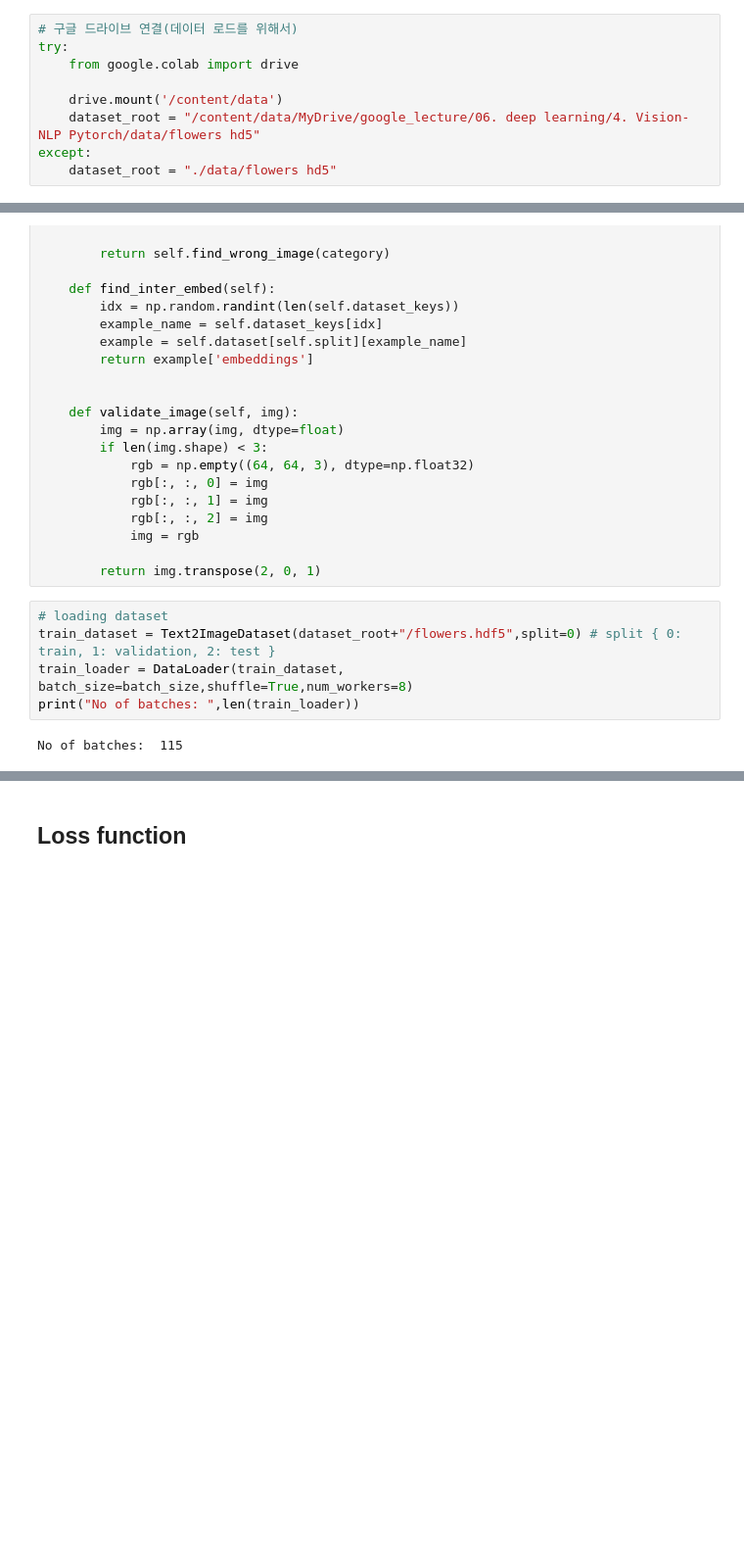
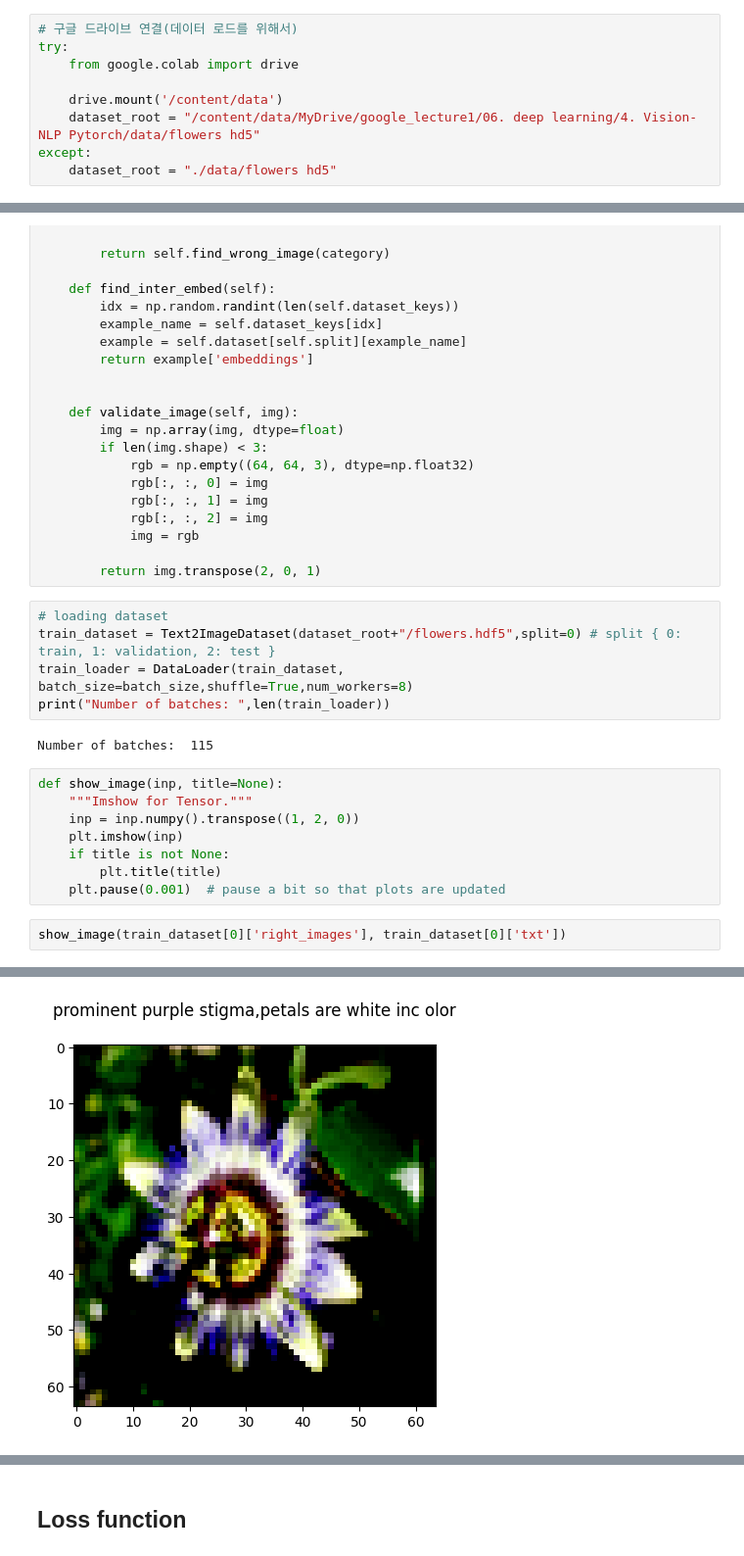
Before and after one commit to good593/course_ai, a Jupyter notebook: 2. Deep Learning/5. Vision-NLP Pytorch/3. Text2Image - Synthesis.ipynb, the cells around one changed output, grey strips where cells are left out. Shown at 98% size. Drawn from its saved outputs; the diff is of its cells as text; blank space fills up the shorter version.

```diff
--- a/2. Deep Learning/5. Vision-NLP Pytorch/3. Text2Image - Synthesis.ipynb
+++ b/2. Deep Learning/5. Vision-NLP Pytorch/3. Text2Image - Synthesis.ipynb
@@ -56,6 +56,6 @@ try:
     from google.colab import drive
 
     drive.mount('/content/data')
-    dataset_root = "/content/data/MyDrive/google_lecture/06. deep learning/4. Vision-NLP Pytorch/data/flowers hd5"
+    dataset_root = "/content/data/MyDrive/google_lecture1/06. deep learning/4. Vision-NLP Pytorch/data/flowers hd5"
 except:
     dataset_root = "./data/flowers hd5"
@@ -210,6 +212,17 @@ class Text2ImageDataset(Dataset):
 # loading dataset
 train_dataset = Text2ImageDataset(dataset_root+"/flowers.hdf5",split=0) # split { 0: train, 1: validation, 2: test }
 train_loader = DataLoader(train_dataset, batch_size=batch_size,shuffle=True,num_workers=8)
-print("No of batches: ",len(train_loader))
+print("Number of batches: ",len(train_loader))
 # %% [output]
-No of batches:  115
+Number of batches:  115
+# %%
+def show_image(inp, title=None):
+    """Imshow for Tensor."""
+    inp = inp.numpy().transpose((1, 2, 0))
+    plt.imshow(inp)
+    if title is not None:
+        plt.title(title)
+    plt.pause(0.001)  # pause a bit so that plots are updated
+# %%
+show_image(train_dataset[0]['right_images'], train_dataset[0]['txt'])
+# %% [output]
@@ -215,0 +230 @@ No of batches:  115
+[figure, added]
```
Also changed, not shown: parts of 3 cells of this notebook.
